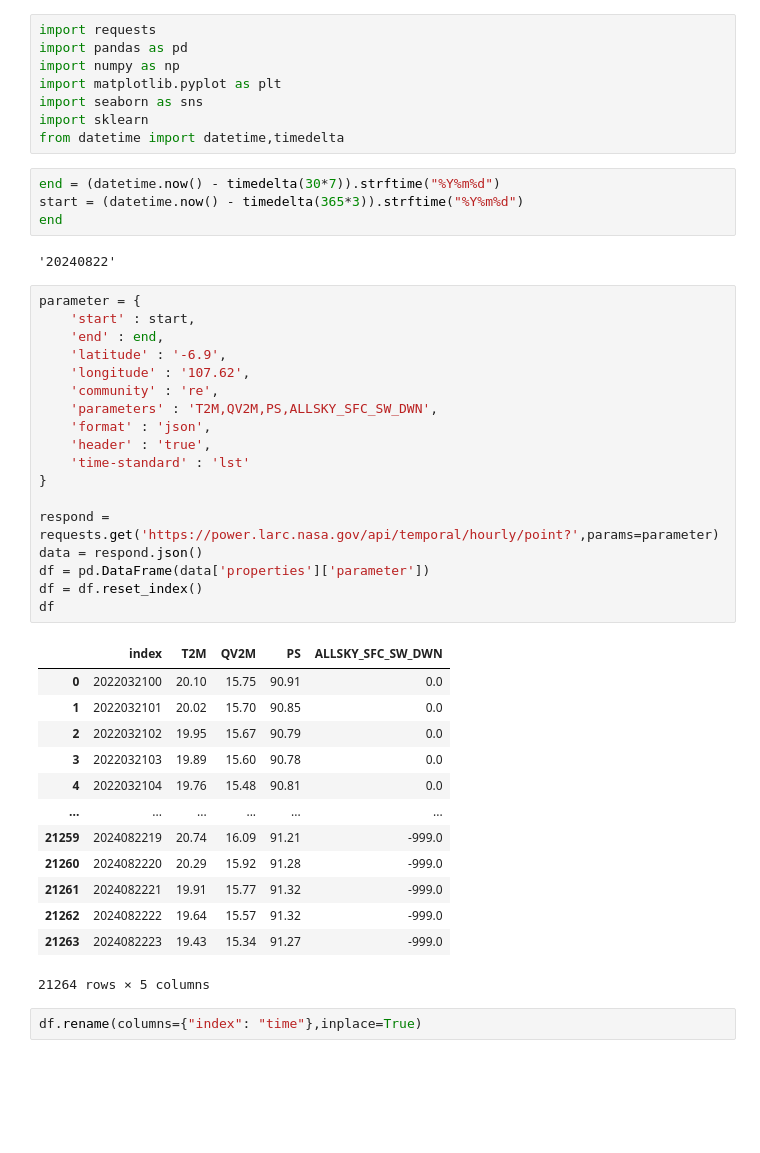
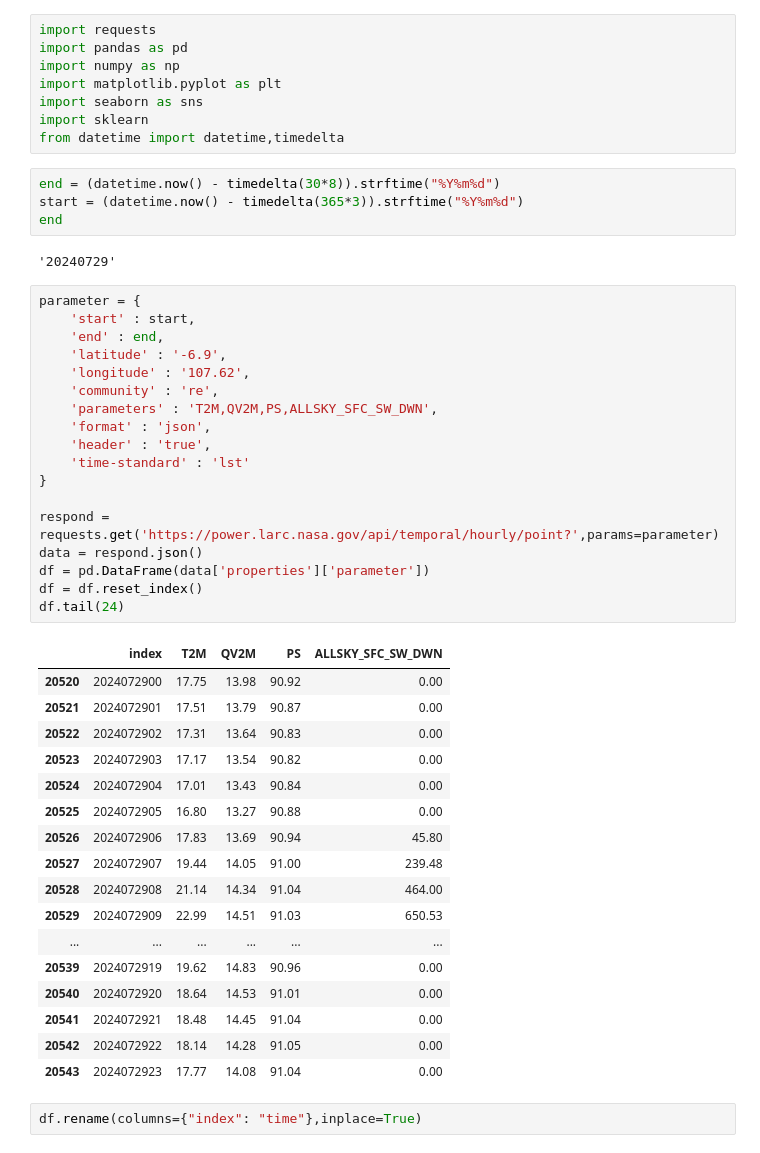
Before and after one commit to Ruhe54/Forecasting_Irradiance, a Jupyter notebook: dataset/Getting_dataset.ipynb, the cells around one changed output. Saved outputs shown, nothing was run; the diff lists cells and outputs as text; blank space fills up the shorter version.

```diff
--- a/dataset/Getting_dataset.ipynb
+++ b/dataset/Getting_dataset.ipynb
@@ -7,43 +7,47 @@ import seaborn as sns
 import sklearn
 from datetime import datetime,timedelta
 # %%
-end = (datetime.now() - timedelta(30*7)).strftime("%Y%m%d")
+end = (datetime.now() - timedelta(30*8)).strftime("%Y%m%d")
 start = (datetime.now() - timedelta(365*3)).strftime("%Y%m%d")
 end
 # %% [output]
-'20240822'
+'20240729'
 # %%
 parameter = {
     'start' : start,
     'end' : end,
     'latitude' : '-6.9',
     'longitude' : '107.62',
     'community' : 're',
     'parameters' : 'T2M,QV2M,PS,ALLSKY_SFC_SW_DWN',
     'format' : 'json',
     'header' : 'true',
     'time-standard' : 'lst'
 }
 
 respond = requests.get('https://power.larc.nasa.gov/api/temporal/hourly/point?',params=parameter)
 data = respond.json()
 df = pd.DataFrame(data['properties']['parameter'])
 df = df.reset_index()
-df
+df.tail(24)
 # %% [output]
 |  | index | T2M | QV2M | PS | ALLSKY_SFC_SW_DWN |
-| 0 | 2022032100 | 20.10 | 15.75 | 90.91 | 0.0 |
-| 1 | 2022032101 | 20.02 | 15.70 | 90.85 | 0.0 |
-| 2 | 2022032102 | 19.95 | 15.67 | 90.79 | 0.0 |
-| 3 | 2022032103 | 19.89 | 15.60 | 90.78 | 0.0 |
-| 4 | 2022032104 | 19.76 | 15.48 | 90.81 | 0.0 |
+| 20520 | 2024072900 | 17.75 | 13.98 | 90.92 | 0.00 |
+| 20521 | 2024072901 | 17.51 | 13.79 | 90.87 | 0.00 |
+| 20522 | 2024072902 | 17.31 | 13.64 | 90.83 | 0.00 |
+| 20523 | 2024072903 | 17.17 | 13.54 | 90.82 | 0.00 |
+| 20524 | 2024072904 | 17.01 | 13.43 | 90.84 | 0.00 |
+| 20525 | 2024072905 | 16.80 | 13.27 | 90.88 | 0.00 |
+| 20526 | 2024072906 | 17.83 | 13.69 | 90.94 | 45.80 |
+| 20527 | 2024072907 | 19.44 | 14.05 | 91.00 | 239.48 |
+| 20528 | 2024072908 | 21.14 | 14.34 | 91.04 | 464.00 |
+| 20529 | 2024072909 | 22.99 | 14.51 | 91.03 | 650.53 |
 | ... | ... | ... | ... | ... | ... |
-| 21259 | 2024082219 | 20.74 | 16.09 | 91.21 | -999.0 |
-| 21260 | 2024082220 | 20.29 | 15.92 | 91.28 | -999.0 |
-| 21261 | 2024082221 | 19.91 | 15.77 | 91.32 | -999.0 |
-| 21262 | 2024082222 | 19.64 | 15.57 | 91.32 | -999.0 |
-| 21263 | 2024082223 | 19.43 | 15.34 | 91.27 | -999.0 |
+| 20539 | 2024072919 | 19.62 | 14.83 | 90.96 | 0.00 |
+| 20540 | 2024072920 | 18.64 | 14.53 | 91.01 | 0.00 |
+| 20541 | 2024072921 | 18.48 | 14.45 | 91.04 | 0.00 |
+| 20542 | 2024072922 | 18.14 | 14.28 | 91.05 | 0.00 |
+| 20543 | 2024072923 | 17.77 | 14.08 | 91.04 | 0.00 |
-21264 rows × 5 columns
 # %%
 df.rename(columns={"index": "time"},inplace=True)
 # %%
```
Also changed, not shown: parts of 24 cells of this notebook, 2 other files.
